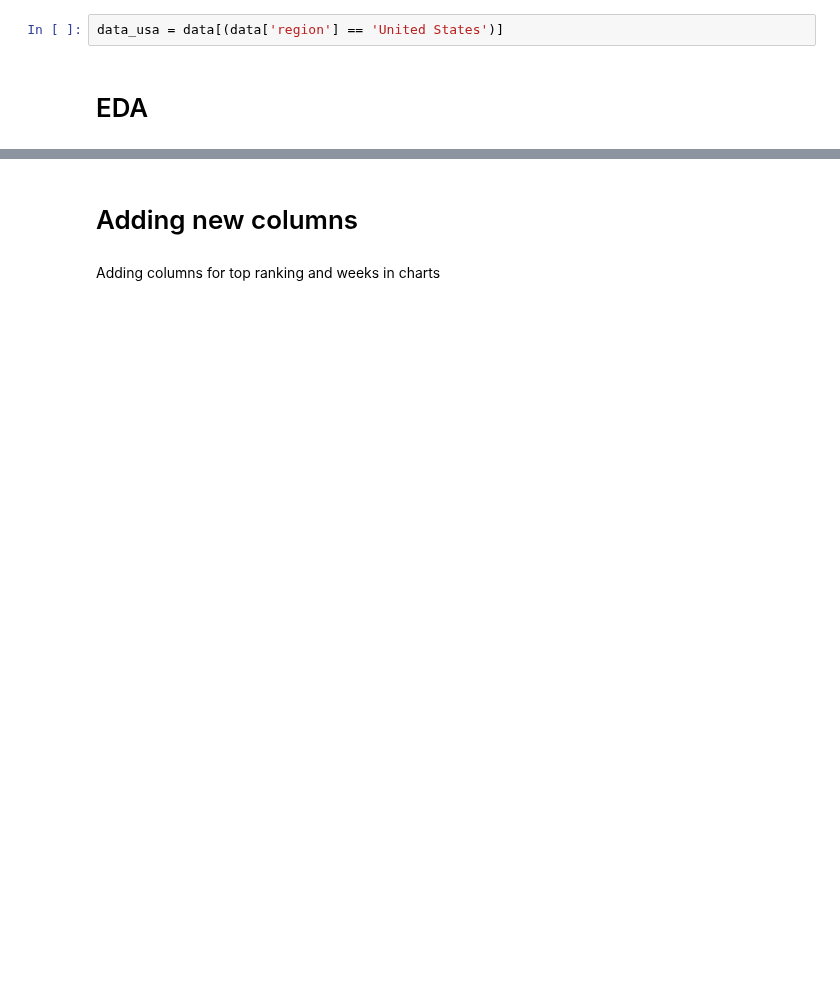
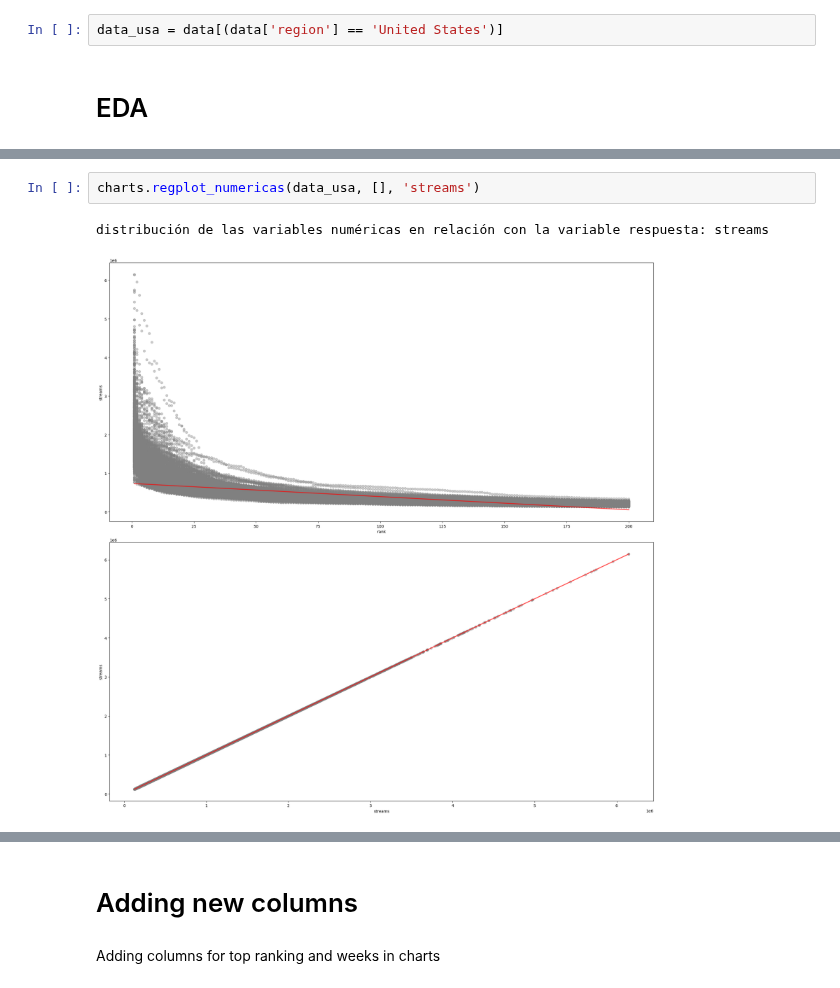
Before and after one commit to annassanchez/ETL_project, a Jupyter notebook: notebooks/1-extraction_cleaning_csv.ipynb, the cells around one changed output, grey strips where cells are left out. Cells and saved outputs as stored; diff of their text form; blank space fills up the shorter version.

```diff
--- a/notebooks/1-extraction_cleaning_csv.ipynb
+++ b/notebooks/1-extraction_cleaning_csv.ipynb
@@ -118,0 +111,5 @@ data_usa.describe(include='object').T
+# %%
+charts.regplot_numericas(data_usa, [], 'streams')
+# %% [output]
+distribución de las variables numéricas en relación con la variable respuesta: streams
+[figure, added]
```
Also changed, not shown: parts of 37 cells of this notebook.
